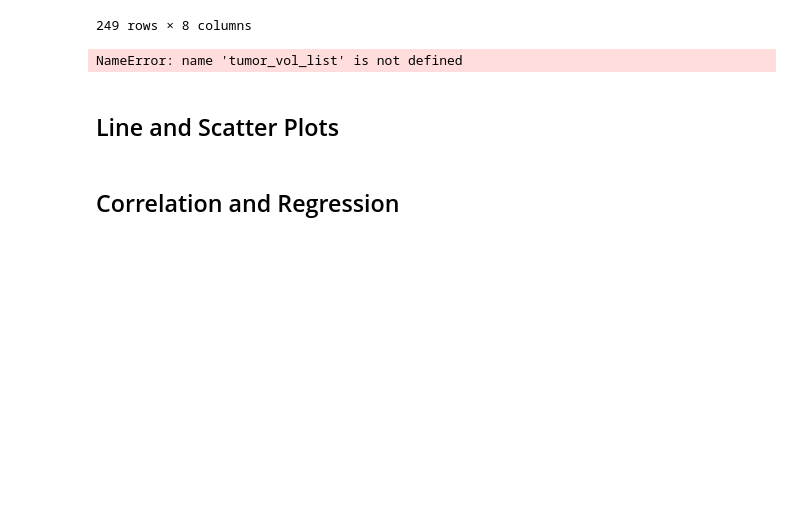
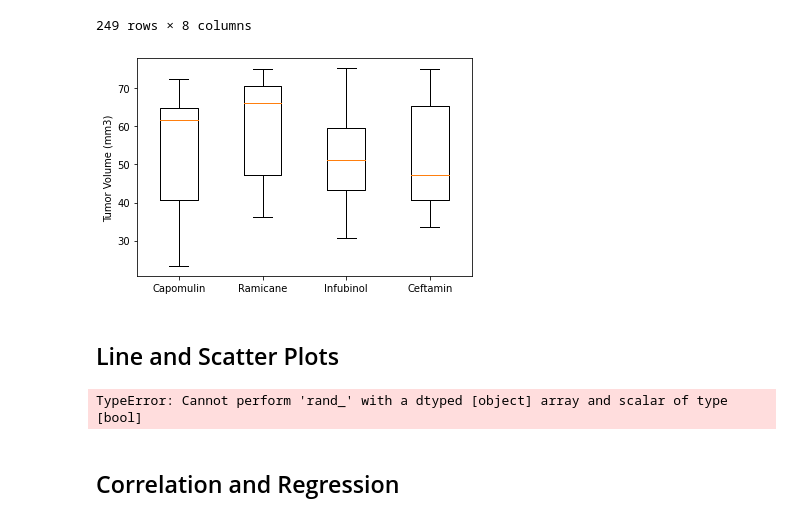
Before and after one commit to rrgpal-dev/MatPlotLib-work, a Jupyter notebook: pymaceuticals_starter.ipynb, the cells around one changed output. Saved outputs shown, nothing was run; the diff lists cells and outputs as text; code cells hidden in the pictures; blank space fills up the shorter version.

Commit message:
line data

```diff
--- a/pymaceuticals_starter.ipynb
+++ b/pymaceuticals_starter.ipynb
@@ -210,17 +210,21 @@ for drug in drugs:
     delta = round(upperq-lowerq, 2)
 # %%
 # Generate a box plot of the final tumor volume of each mouse across four regimens of interest
-m = dict(markerfacecolor= "r",markersize=10)
 plt.boxplot(tumor_vol_data, labels = drugs)
-plt.title("Final Tumor Volume of Each Mouse Across Four Top Drug Regimens")
 plt.ylabel("Tumor Volume (mm3)")
 plt.show()
 # %% [output]
-NameError: name 'tumor_vol_list' is not defined
+[figure, added]
 # %% [markdown]
 ## Line and Scatter Plots
 # %%
-# Generate a line plot of tumor volume vs. time point for a mouse treated with Capomulin
+# Generate a line plot of tumor volume vs. time point for a mouse treated with Capomulinline
+
+linedf = cmd[(cmd["Drug Regimen"] == "Capomulin" & cmd["Mouse ID"] == "r157")    ]
+
+linedf
+# %% [output]
+TypeError: Cannot perform 'rand_' with a dtyped [object] array and scalar of type [bool]
 # %%
 # Generate a scatter plot of average tumor volume vs. mouse weight for the Capomulin regimen
 # %% [markdown]
```
